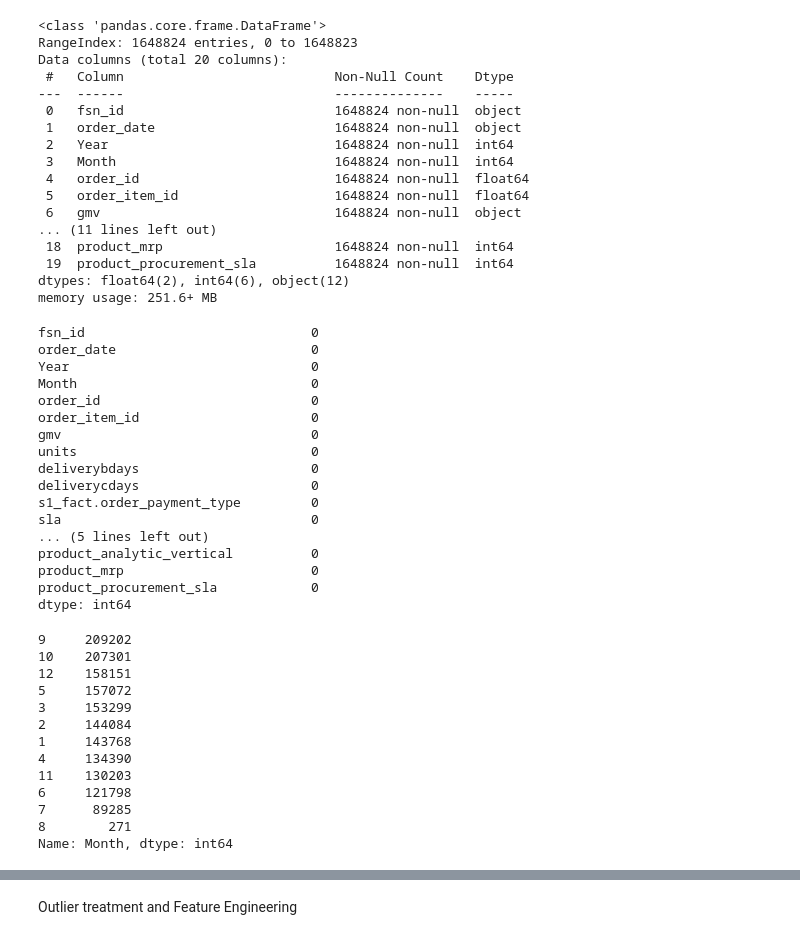
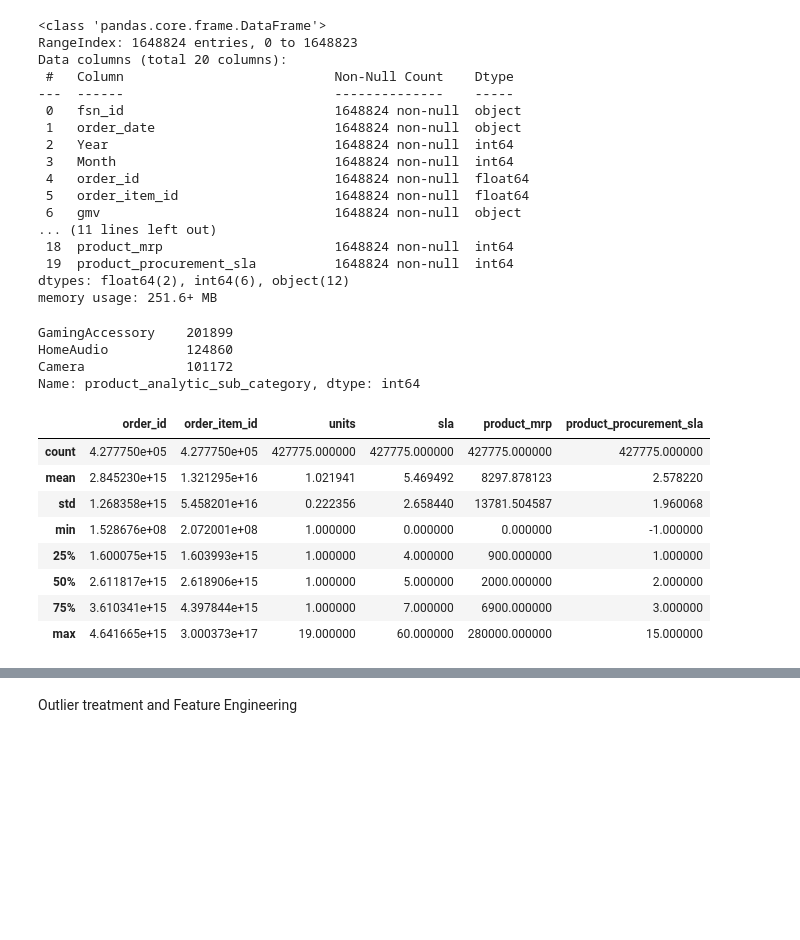
Before and after one commit to PrajsPrabs/UpgradBACaseStudy, a Jupyter notebook: EComm1.ipynb, the cells around one changed output, grey strips where cells are left out. Cells and saved outputs as stored; diff of their text form; code cells hidden in the pictures; blank space fills up the shorter version.

```diff
--- a/EComm1.ipynb
+++ b/EComm1.ipynb
@@ -103,49 +36,36 @@ Data columns (total 20 columns):
  19  product_procurement_sla          1648824 non-null  int64
 dtypes: float64(2), int64(6), object(12)
 memory usage: 251.6+ MB
-# %%
-# EleData.info()
-EleData.isnull().sum()
-# %% [output]
-fsn_id                             0
-order_date                         0
-Year                               0
-Month                              0
-order_id                           0
-order_item_id                      0
-gmv                                0
-units                              0
-deliverybdays                      0
-deliverycdays                      0
-s1_fact.order_payment_type         0
-sla                                0
-... (5 lines left out)
-product_analytic_vertical          0
-product_mrp                        0
-product_procurement_sla            0
-dtype: int64
 # %%
-# EleData.order_date.describe()
-EleData["order_date"]= pd.to_datetime(EleData.order_date).dt.date
-EleData.order_id=EleData.order_id.astype(int)
-EleData.order_item_id=EleData.order_item_id.astype(int)
+## correct the datatypes
+EleData['order_date']=pd.to_datetime(EleData['order_date'])
+EleData['Year']=EleData['Year'].astype(str)
+EleData['Month']=EleData['Month'].astype(str)
-# %%
-EleData.Year.value_counts()
-EleData.Month.value_counts()
-# %% [output]
-9     209202
-10    207301
-12    158151
-5     157072
-3     153299
-2     144084
-1     143768
-4     134390
-11    130203
-6     121798
-7      89285
-8        271
-Name: Month, dtype: int64
+# %%
+##  MMM is on subcategories : 'Camera','HomeAudio','GamingAccessory' hence dropping other rows
+EleData.product_analytic_sub_category.value_counts()
+EleData = EleData.loc[EleData.product_analytic_sub_category.isin(['Camera','HomeAudio','GamingAccessory'])]
+EleData.product_analytic_sub_category.value_counts()
+# %% [output]
+GamingAccessory    201899
+HomeAudio          124860
+Camera             101172
+Name: product_analytic_sub_category, dtype: int64
+# %%
+## dates between July 2015 to June 2016
+EleData=EleData.loc[(EleData.order_date >= '2015-07-01') &(EleData.order_date<'2016-07-01')]
+# %%
+EleData.describe()
+# %% [output]
+|  | order_id | order_item_id | units | sla | product_mrp | product_procurement_sla |
+| count | 4.277750e+05 | 4.277750e+05 | 427775.000000 | 427775.000000 | 427775.000000 | 427775.000000 |
+| mean | 2.845230e+15 | 1.321295e+16 | 1.021941 | 5.469492 | 8297.878123 | 2.578220 |
+| std | 1.268358e+15 | 5.458201e+16 | 0.222356 | 2.658440 | 13781.504587 | 1.960068 |
+| min | 1.528676e+08 | 2.072001e+08 | 1.000000 | 0.000000 | 0.000000 | -1.000000 |
+| 25% | 1.600075e+15 | 1.603993e+15 | 1.000000 | 4.000000 | 900.000000 | 1.000000 |
+| 50% | 2.611817e+15 | 2.618906e+15 | 1.000000 | 5.000000 | 2000.000000 | 2.000000 |
+| 75% | 3.610341e+15 | 4.397844e+15 | 1.000000 | 7.000000 | 6900.000000 | 3.000000 |
+| max | 4.641665e+15 | 3.000373e+17 | 19.000000 | 60.000000 | 280000.000000 | 15.000000 |
 # %%
 ## removing duplicate order items records
 EleData= EleData.drop_duplicates(subset=["order_id","order_item_id"],keep='first')
```
Also changed, not shown: parts of 83 cells of this notebook.
